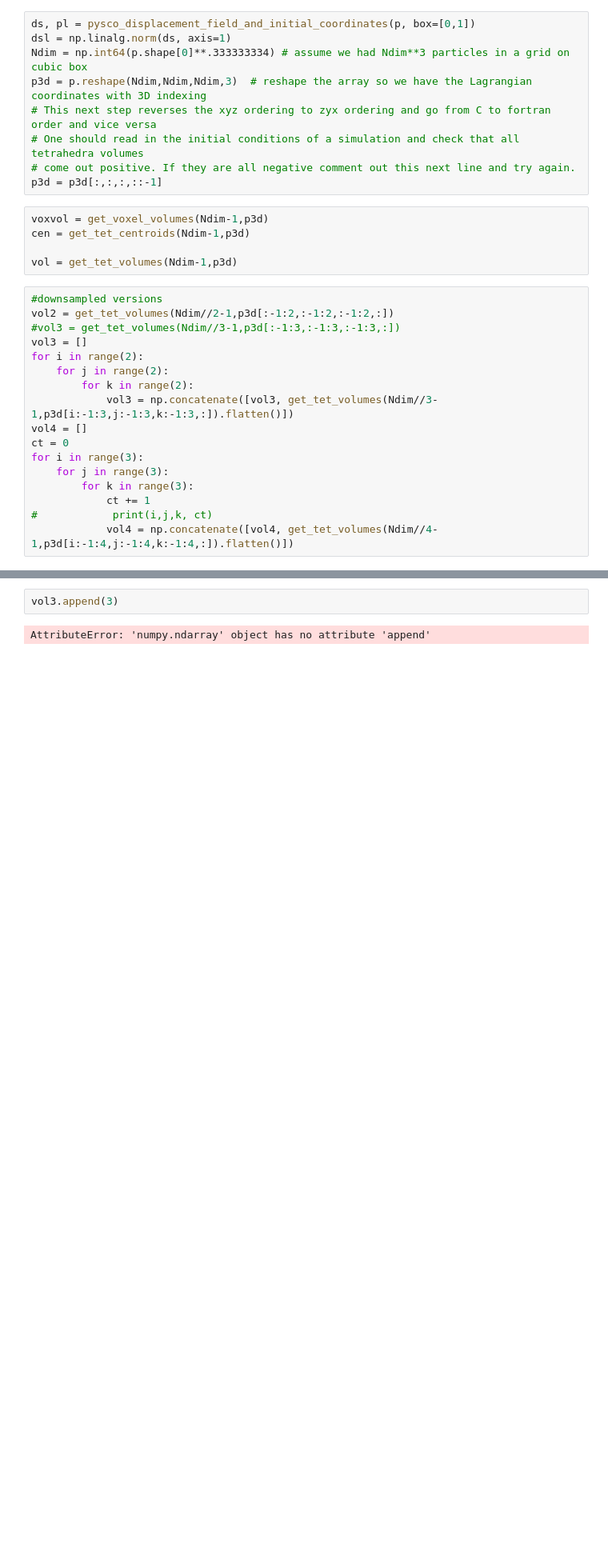
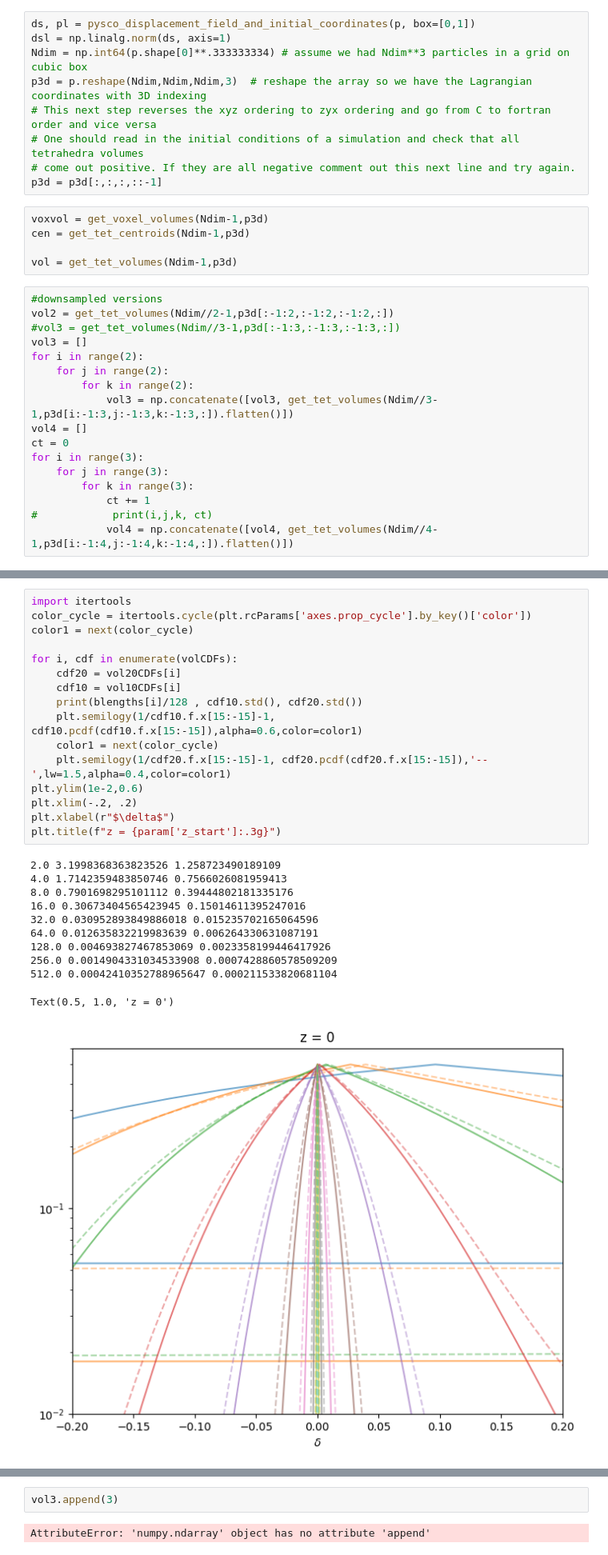
Before and after one commit to yipihey/LagrangianPhaseSpaceSheetEasy, a Jupyter notebook: Pysco_Interactive_Sheet.ipynb, the cells around one changed output, grey strips where cells are left out. Shown: that part at 80% size. Saved outputs shown, nothing was run; the diff lists cells and outputs as text; blank space fills up the shorter version.

```diff
--- a/Pysco_Interactive_Sheet.ipynb
+++ b/Pysco_Interactive_Sheet.ipynb
@@ -158,0 +375,28 @@ vol2.shape, vol3.shape, vol4.shape
+# %%
+import itertools
+color_cycle = itertools.cycle(plt.rcParams['axes.prop_cycle'].by_key()['color'])
+color1 = next(color_cycle)
+
+for i, cdf in enumerate(volCDFs):
+    cdf20 = vol20CDFs[i]
+    cdf10 = vol10CDFs[i]
+    print(blengths[i]/128 , cdf10.std(), cdf20.std())
+    plt.semilogy(1/cdf10.f.x[15:-15]-1, cdf10.pcdf(cdf10.f.x[15:-15]),alpha=0.6,color=color1)
+    color1 = next(color_cycle)
+    plt.semilogy(1/cdf20.f.x[15:-15]-1, cdf20.pcdf(cdf20.f.x[15:-15]),'--',lw=1.5,alpha=0.4,color=color1)
+plt.ylim(1e-2,0.6)
+plt.xlim(-.2, .2)
+plt.xlabel(r"$\delta$")
+plt.title(f"z = {param['z_start']:.3g}")
+# %% [output]
+2.0 3.1998368363823526 1.258723490189109
+4.0 1.7142359483850746 0.7566026081959413
+8.0 0.7901698295101112 0.39444802181335176
+16.0 0.30673404565423945 0.15014611395247016
+32.0 0.030952893849886018 0.015235702165064596
+64.0 0.012635832219983639 0.006264330631087191
+128.0 0.004693827467853069 0.0023358199446417926
+256.0 0.0014904331034533908 0.0007428860578509209
+512.0 0.00042410352788965647 0.000211533820681104
+Text(0.5, 1.0, 'z = 0')
+[figure, added]
```
Also changed, not shown: parts of 20 cells of this notebook.
